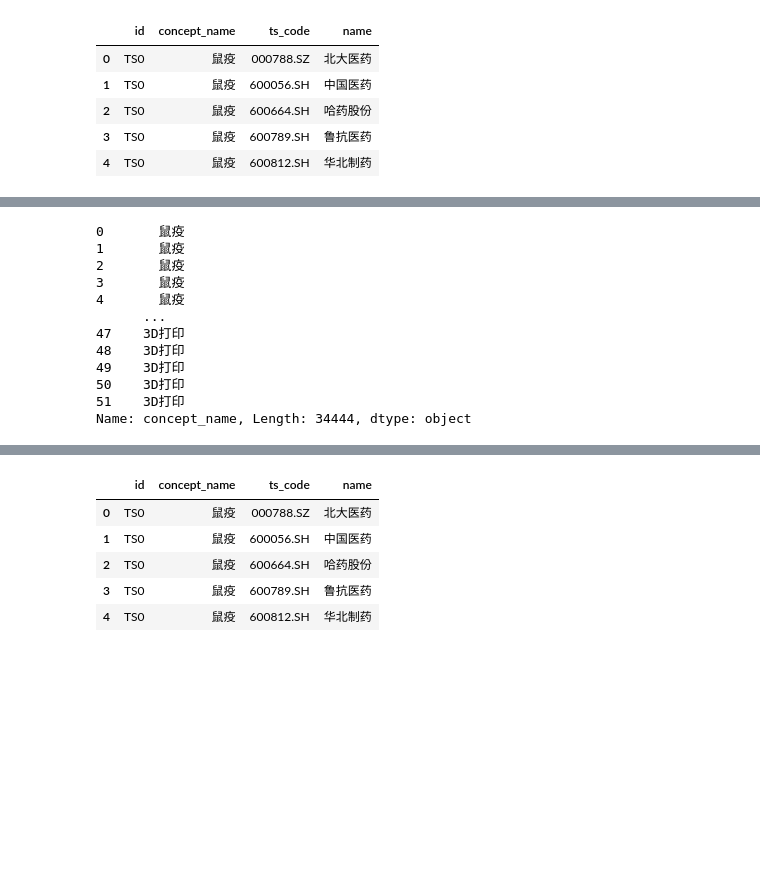
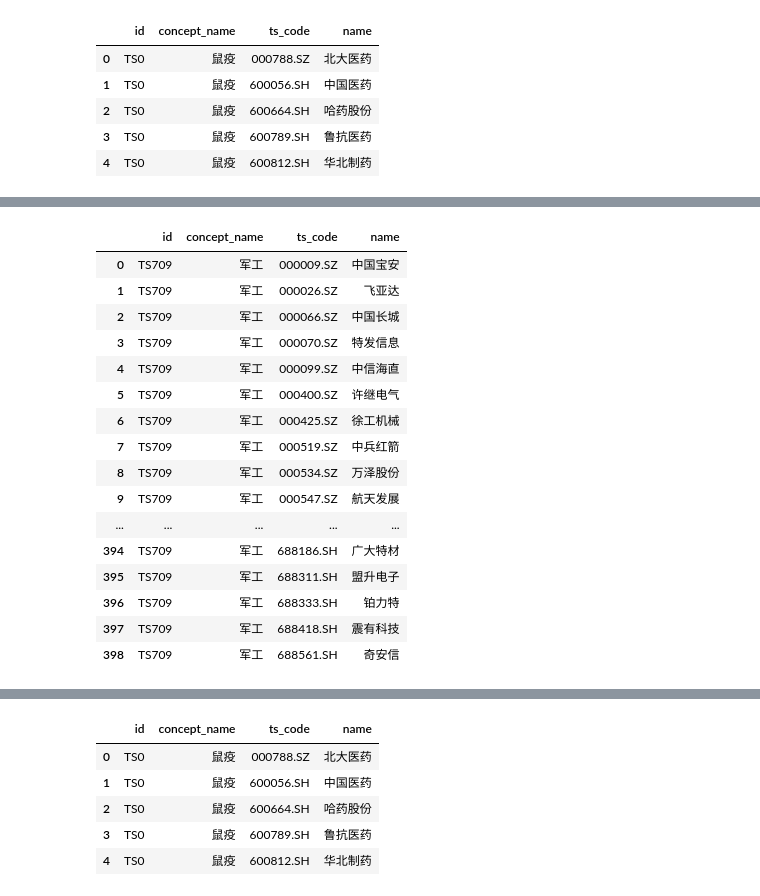
Before and after one commit to zhuangqingbin/StockProject, a Jupyter notebook: Debug/debug.ipynb, the cells around one changed output, grey strips where cells are left out. Drawn from its saved outputs; the diff is of its cells as text; code cells hidden in the pictures; blank space fills up the shorter version.

```diff
--- a/Debug/debug.ipynb
+++ b/Debug/debug.ipynb
@@ -114,15 +131,20 @@ df_concept_info.head()
 # %%
-df_concept_info['concept_name']
+df_concept_info[df_concept_info['concept_name']=="军工"]
 # %% [output]
-0       鼠疫
-1       鼠疫
-2       鼠疫
-3       鼠疫
-4       鼠疫
-      ...
-47    3D打印
-48    3D打印
-49    3D打印
-50    3D打印
-51    3D打印
-Name: concept_name, Length: 34444, dtype: object
+|  | id | concept_name | ts_code | name |
+| 0 | TS709 | 军工 | 000009.SZ | 中国宝安 |
+| 1 | TS709 | 军工 | 000026.SZ | 飞亚达 |
+| 2 | TS709 | 军工 | 000066.SZ | 中国长城 |
+| 3 | TS709 | 军工 | 000070.SZ | 特发信息 |
+| 4 | TS709 | 军工 | 000099.SZ | 中信海直 |
+| 5 | TS709 | 军工 | 000400.SZ | 许继电气 |
+| 6 | TS709 | 军工 | 000425.SZ | 徐工机械 |
+| 7 | TS709 | 军工 | 000519.SZ | 中兵红箭 |
+| 8 | TS709 | 军工 | 000534.SZ | 万泽股份 |
+| 9 | TS709 | 军工 | 000547.SZ | 航天发展 |
+| ... | ... | ... | ... | ... |
+| 394 | TS709 | 军工 | 688186.SH | 广大特材 |
+| 395 | TS709 | 军工 | 688311.SH | 盟升电子 |
+| 396 | TS709 | 军工 | 688333.SH | 铂力特 |
+| 397 | TS709 | 军工 | 688418.SH | 震有科技 |
+| 398 | TS709 | 军工 | 688561.SH | 奇安信 |
```
Also changed, not shown: parts of 4 cells of this notebook, 1 other file.
